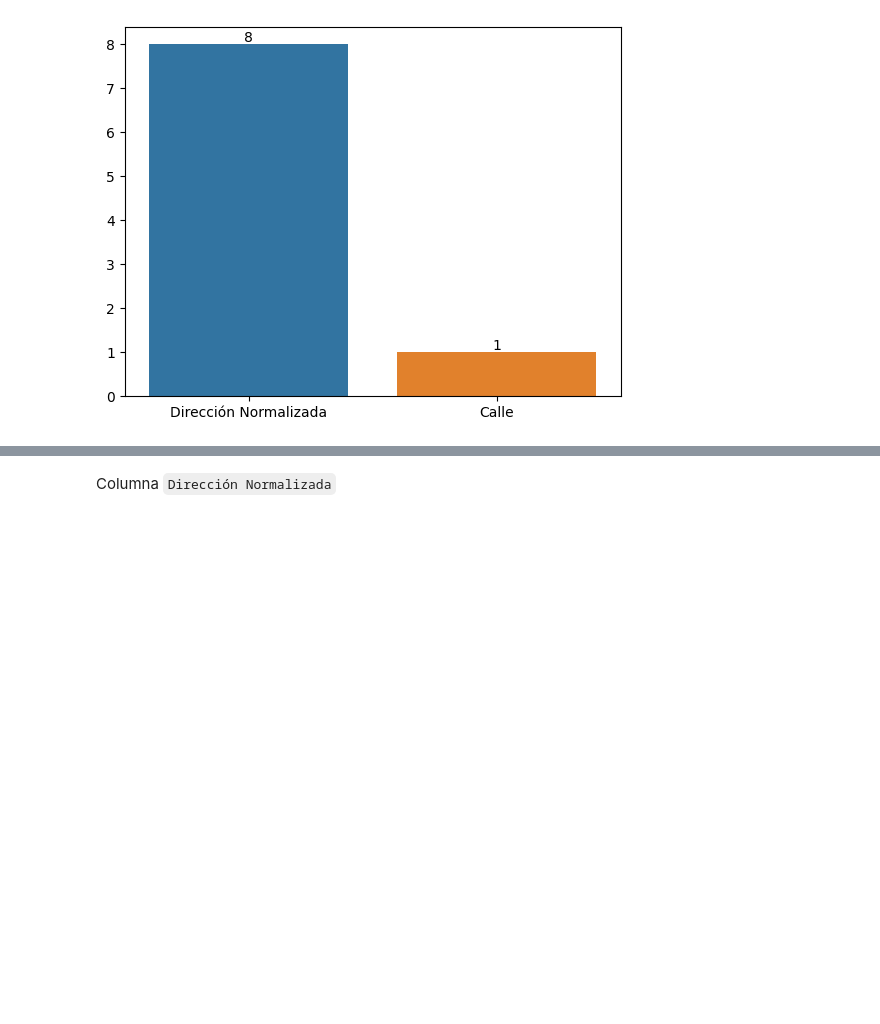
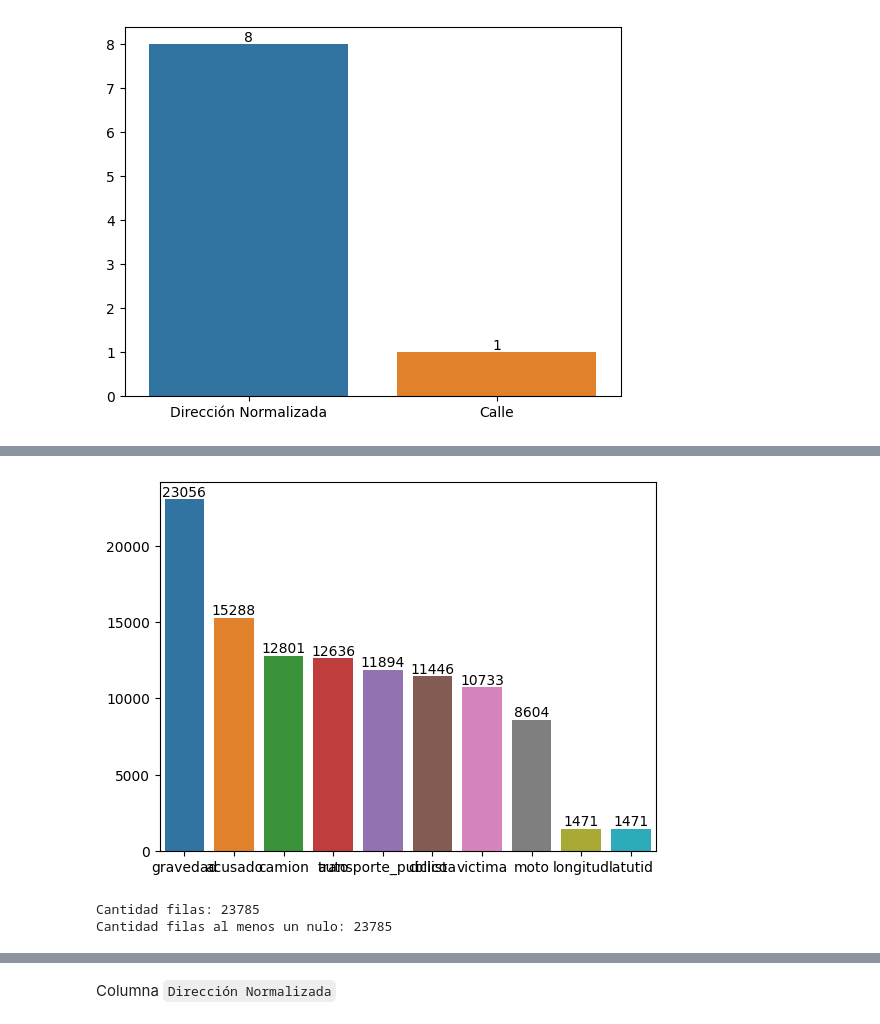
Before and after one commit to cypbk/pida-javier-bengolea, a Jupyter notebook: main.ipynb, the cells around one changed output, grey strips where cells are left out. Cells and saved outputs as stored; diff of their text form; code cells hidden in the pictures; blank space fills up the shorter version.

```diff
--- a/main.ipynb
+++ b/main.ipynb
@@ -284,0 +1233,15 @@ for i in ax.containers:
+# %%
+nulos_columnas = data_2.isna().sum()[data_2.isna().sum() > 0].sort_values(ascending=False)
+ax = sns.barplot(x=nulos_columnas.index, y=nulos_columnas.values)
+for i in ax.containers:
+    ax.bar_label(i,)
+# %% [output]
+[figure, added]
+# %%
+# la cantidad de filas del data frame es igual a la cantidad de filas que tiene un al menos un valor nulo
+
+print(f"Cantidad filas: {data_hl.shape[0]}")
+print(f"Cantidad filas al menos un nulo: {len(data_hl.isna().T.sum()>0)}")
+# %% [output]
+Cantidad filas: 23785
+Cantidad filas al menos un nulo: 23785
```
Also changed, not shown: parts of 136 cells of this notebook.
